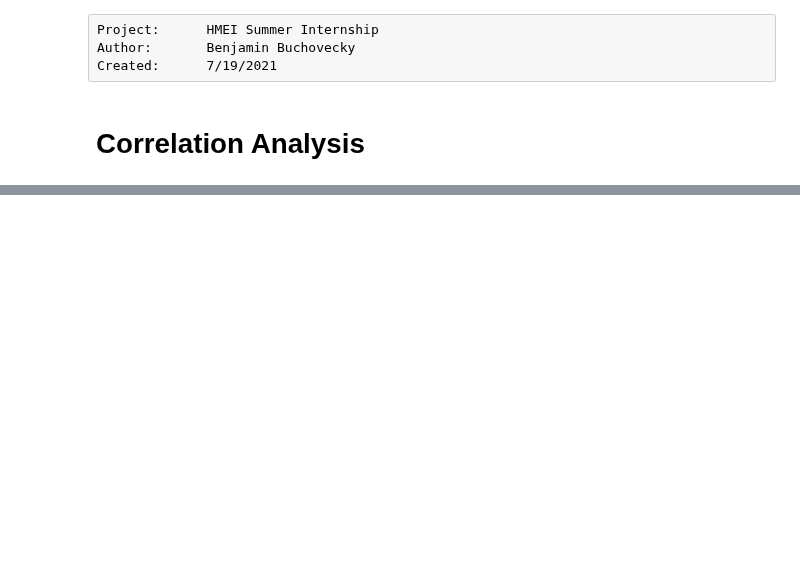
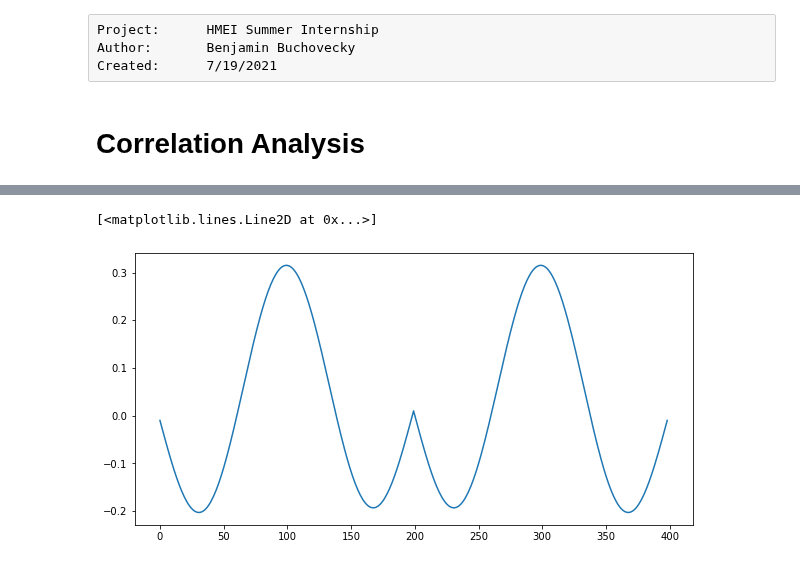
Before and after one commit to bbuchovecky/hmei, a Jupyter notebook: notebooks/correlation_analysis.ipynb, the cells around one changed output, grey strips where cells are left out. Saved outputs shown, nothing was run; the diff lists cells and outputs as text; code cells hidden in the pictures; blank space fills up the shorter version.

```diff
--- a/notebooks/correlation_analysis.ipynb
+++ b/notebooks/correlation_analysis.ipynb
@@ -38,0 +90,17 @@ The autoreload extension is already loaded. To reload it, use:
+# %%
+def ccf(x, y, lag_max = 199):
+
+    result = signal.correlate(y - np.mean(y), x - np.mean(x)) / (np.std(y) * np.std(x) * len(y))
+    length = (len(result) - 1) // 2
+    lo = length - lag_max
+    hi = length + (lag_max + 1)
+
+    return result[lo:hi]
+
+ccf = ccf(x,y)
+
+fig,ax = plt.subplots(figsize=(10,5))
+ax.plot(ccf)
+# %% [output]
+[<matplotlib.lines.Line2D at 0x...>]
+[figure, added]
```
Also changed, not shown: parts of 7 cells of this notebook.
